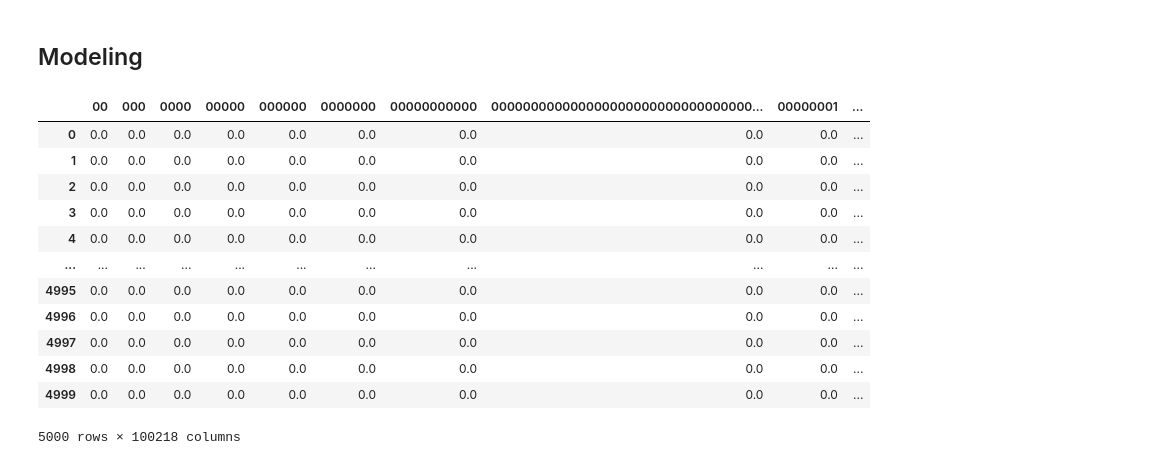
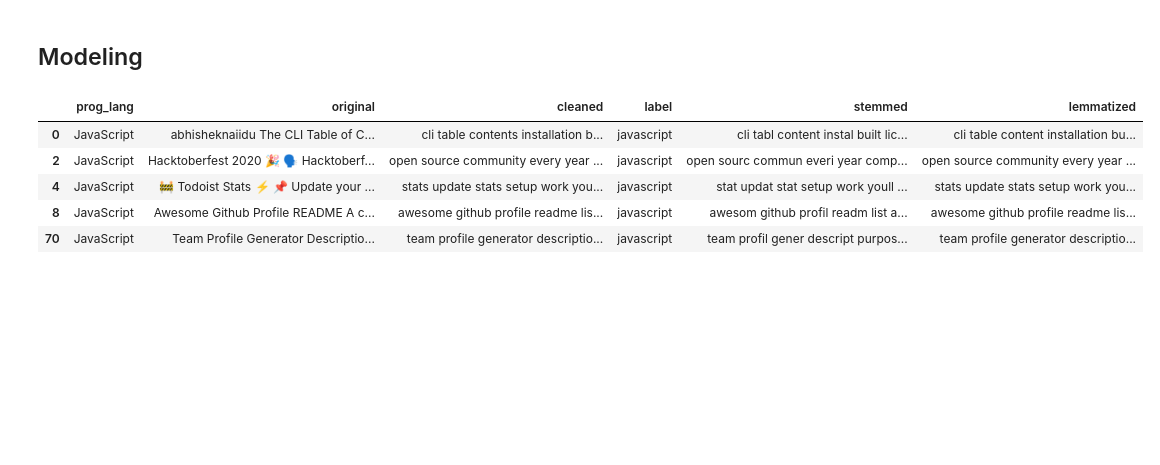
Before and after one commit to Codeup-NLP-Project/NLP-Project, a Jupyter notebook: rough_notebook_m.ipynb, the cells around one changed output. Saved outputs shown, nothing was run; the diff lists cells and outputs as text; code cells hidden in the pictures; blank space fills up the shorter version.

Commit message:
updating model notebook and model.py

```diff
--- a/rough_notebook_m.ipynb
+++ b/rough_notebook_m.ipynb
@@ -23,5 +23,4 @@ plt.style.use('seaborn-darkgrid')
 ## Acquire data and find the dominant language in each row
 # %%
 # You can pass a threshold argument but the default is 75
-df = get_readme_data()
-ongoing_stopwords = ['1', '2', '3']
+df = get_readme_data(lang = 'javascript', lang_threshold= 100)
@@ -35,7 +27,7 @@ def lang_or_not(s:str, lang:str) -> str:
 # %%
 lang = 'javascript'
 not_lang = f'not_{lang}'
-df['label']  = df.prog_lang.apply(lambda x: lang_or_not(x, lang))
+# df['label']  = df.prog_lang.apply(lambda x: lang_or_not(x, lang))
 java_obj = NLP_explore(df, 'label', 'cleaned', lang, not_lang)
 # %% [markdown]
 ## Explore
@@ -147,8 +182,15 @@ from sklearn.model_selection import KFold, cross_val_score, cross_validate
 from sklearn.model_selection import train_test_split
 from sklearn.feature_extraction.text import CountVectorizer
 from sklearn.feature_extraction.text import TfidfVectorizer
-# %%
-df = df.sample(5000)
+# %%
+df.head()
+# %% [output]
+|  | prog_lang | original | cleaned | label | stemmed | lemmatized |
+| 0 | JavaScript | abhisheknaiidu The CLI Table of C... | cli table contents installation b... | javascript | cli tabl content instal built lic... | cli table content installation bu... |
+| 2 | JavaScript | Hacktoberfest 2020 🎉 🗣 Hacktoberf... | open source community every year ... | javascript | open sourc commun everi year comp... | open source community every year ... |
+| 4 | JavaScript | 🚧 Todoist Stats ⚡️ 📌 Update your ... | stats update stats setup work you... | javascript | stat updat stat setup work youll ... | stats update stats setup work you... |
+| 8 | JavaScript | Awesome Github Profile README A c... | awesome github profile readme lis... | javascript | awesom github profil readm list a... | awesome github profile readme lis... |
+| 70 | JavaScript | Team Profile Generator Descriptio... | team profile generator descriptio... | javascript | team profil gener descript purpos... | team profile generator descriptio... |
 # %%
 class NLP_model():
     ''' Creates classification models using a variety of Sklearn models.
@@ -347,16 +383,0 @@ model_obj = NLP_model(df, classifiers, names, top_langs = 5)
-# %%
-model_obj.tf_idf()
-# %% [output]
-|  | 00 | 000 | 0000 | 00000 | 000000 | 0000000 | 00000000000 | 000000000000000000000000000000000... | 00000001 | ... |
-| 0 | 0.0 | 0.0 | 0.0 | 0.0 | 0.0 | 0.0 | 0.0 | 0.0 | 0.0 | ... |
-| 1 | 0.0 | 0.0 | 0.0 | 0.0 | 0.0 | 0.0 | 0.0 | 0.0 | 0.0 | ... |
-| 2 | 0.0 | 0.0 | 0.0 | 0.0 | 0.0 | 0.0 | 0.0 | 0.0 | 0.0 | ... |
-| 3 | 0.0 | 0.0 | 0.0 | 0.0 | 0.0 | 0.0 | 0.0 | 0.0 | 0.0 | ... |
-| 4 | 0.0 | 0.0 | 0.0 | 0.0 | 0.0 | 0.0 | 0.0 | 0.0 | 0.0 | ... |
-| ... | ... | ... | ... | ... | ... | ... | ... | ... | ... | ... |
-| 4995 | 0.0 | 0.0 | 0.0 | 0.0 | 0.0 | 0.0 | 0.0 | 0.0 | 0.0 | ... |
-| 4996 | 0.0 | 0.0 | 0.0 | 0.0 | 0.0 | 0.0 | 0.0 | 0.0 | 0.0 | ... |
-| 4997 | 0.0 | 0.0 | 0.0 | 0.0 | 0.0 | 0.0 | 0.0 | 0.0 | 0.0 | ... |
-| 4998 | 0.0 | 0.0 | 0.0 | 0.0 | 0.0 | 0.0 | 0.0 | 0.0 | 0.0 | ... |
-| 4999 | 0.0 | 0.0 | 0.0 | 0.0 | 0.0 | 0.0 | 0.0 | 0.0 | 0.0 | ... |
-5000 rows × 100218 columns
```
Also changed, not shown: parts of 22 cells of this notebook, 3 other files.
